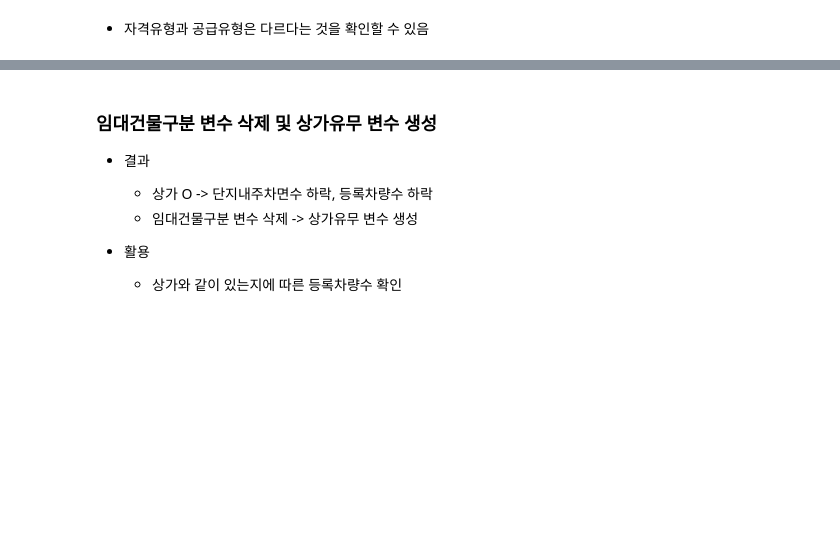
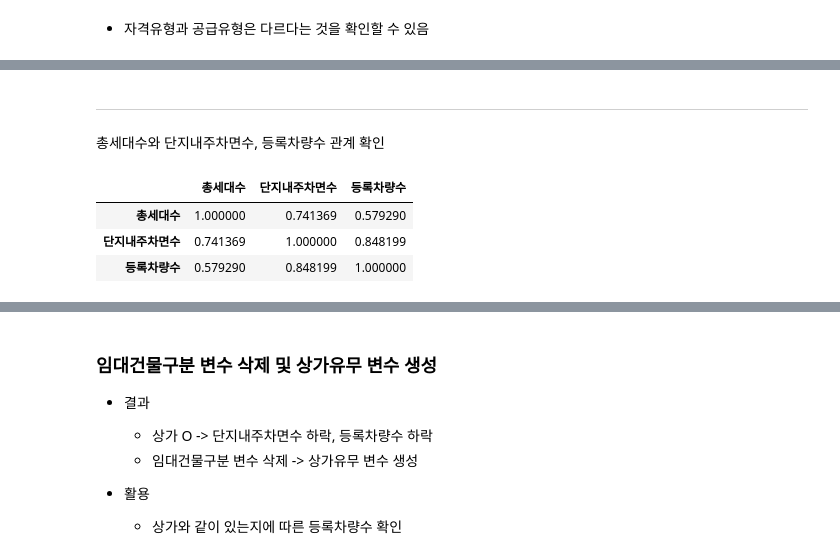
Before and after one commit to koreahong/parking_lot_analysis, a Jupyter notebook: 주차수요예측.ipynb, the cells around one changed output, grey strips where cells are left out. Saved outputs shown, nothing was run; the diff lists cells and outputs as text; code cells hidden in the pictures; blank space fills up the shorter version.

```diff
--- a/주차수요예측.ipynb
+++ b/주차수요예측.ipynb
@@ -207,2 +301,13 @@ fig.update_layout(title='자격유형별 차량수 분포') #autosize =, width =
 # %%
 raw_train.head(30)
+# %% [markdown]
+----------------------------------------
+총세대수와 단지내주차면수, 등록차량수 관계 확인
+# %%
+temp = raw_train.drop_duplicates(['단지코드'], keep='first')[['단지코드','총세대수', '단지내주차면수', '등록차량수']]
+temp.iloc[:,1:].corr()
+# %% [output]
+|  | 총세대수 | 단지내주차면수 | 등록차량수 |
+| 총세대수 | 1.000000 | 0.741369 | 0.579290 |
+| 단지내주차면수 | 0.741369 | 1.000000 | 0.848199 |
+| 등록차량수 | 0.579290 | 0.848199 | 1.000000 |
```
Also changed, not shown: parts of 49 cells of this notebook.
